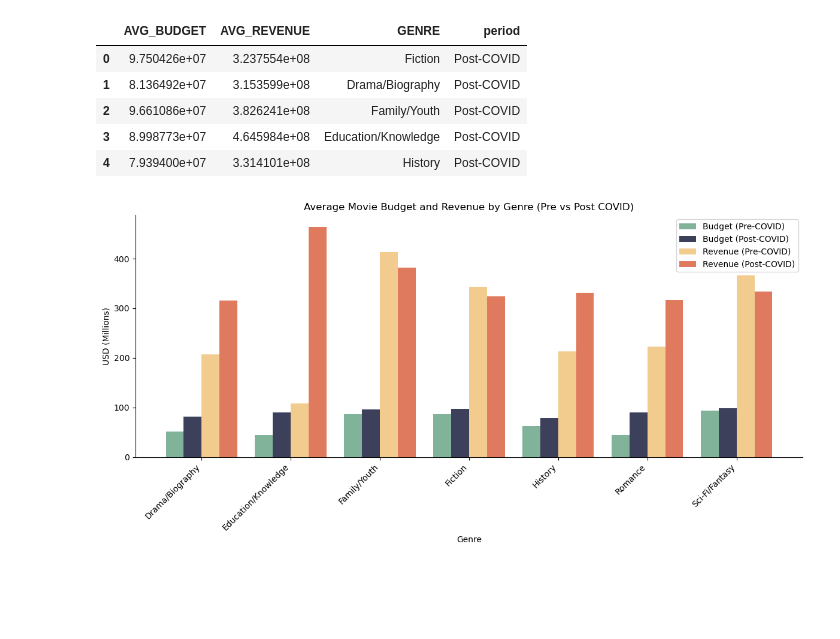
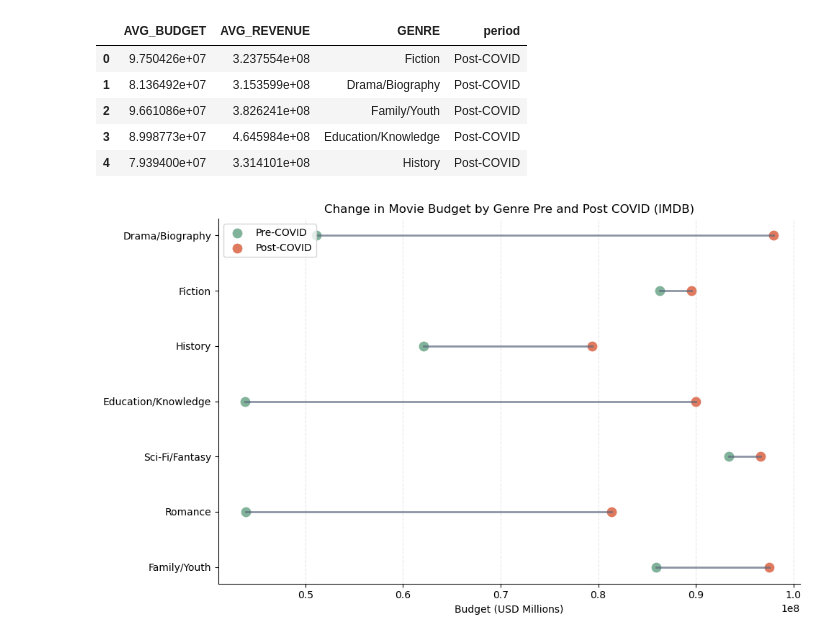
Before and after one commit to e-hdz130504/CPSC368-Phase-4, a Jupyter notebook: Q2_Visualization.ipynb, the cells around one changed output. Cells and saved outputs as stored; diff of their text form; code cells hidden in the pictures; blank space fills up the shorter version.

```diff
--- a/Q2_Visualization.ipynb
+++ b/Q2_Visualization.ipynb
@@ -144,4 +104,0 @@ def plot_grouped_budget_revenue(df):
-# %%
-plot_grouped_budget_revenue(prepare_data(df_pre, df_post))
-# %% [output]
-[figure, removed]
@@ -147,0 +143,11 @@ plot_grouped_budget_revenue(prepare_data(df_pre, df_post))
+# %%
+plot_barbell_from_pre_post(
+    df_pre,
+    df_post,
+    value_col='AVG_BUDGET',
+    title='Change in Movie Budget by Genre Pre and Post COVID (IMDB)',
+    xlabel='Budget (USD Millions)',
+    filename = 'Q2_budget'
+)
+# %% [output]
+[figure, added]
```
Also changed, not shown: parts of 3 cells of this notebook.
